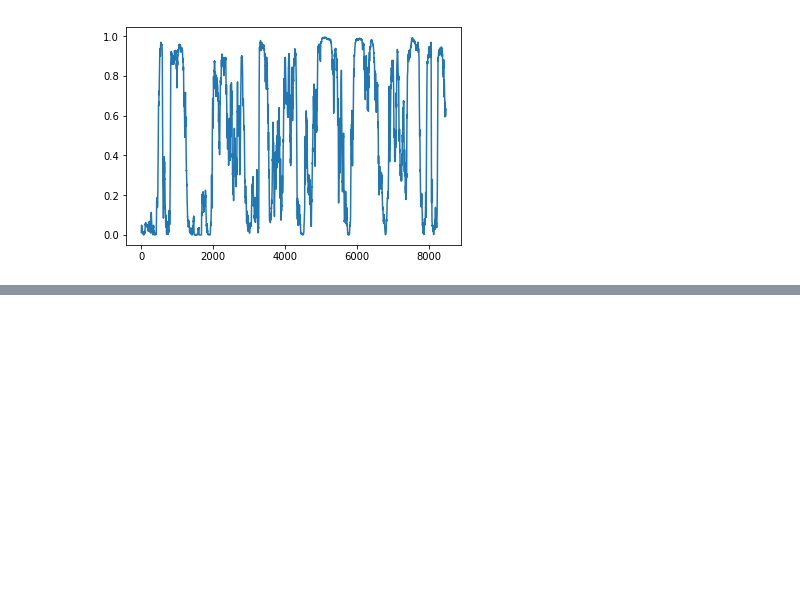
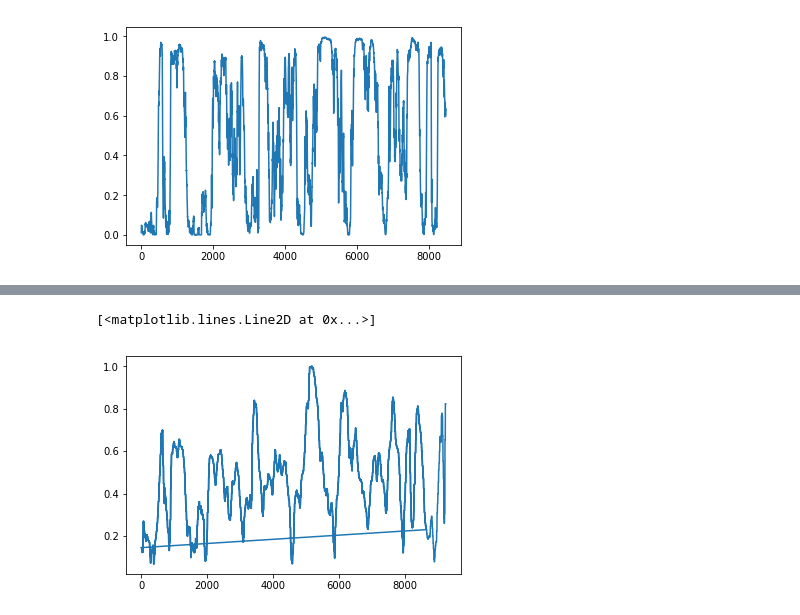
Before and after one commit to diem-ai/wind-energy-prediction, a Jupyter notebook: matt.ipynb, the cells around one changed output, grey strips where cells are left out. Drawn from its saved outputs; the diff is of its cells as text; code cells hidden in the pictures; blank space fills up the shorter version.

```diff
--- a/matt.ipynb
+++ b/matt.ipynb
@@ -303,0 +295,5 @@ X2[-1,3]
+# %%
+plt.plot(combined_df3['forecast_windspeed'])
+# %% [output]
+[<matplotlib.lines.Line2D at 0x...>]
+[figure, added]
```
Also changed, not shown: parts of 10 cells of this notebook.
